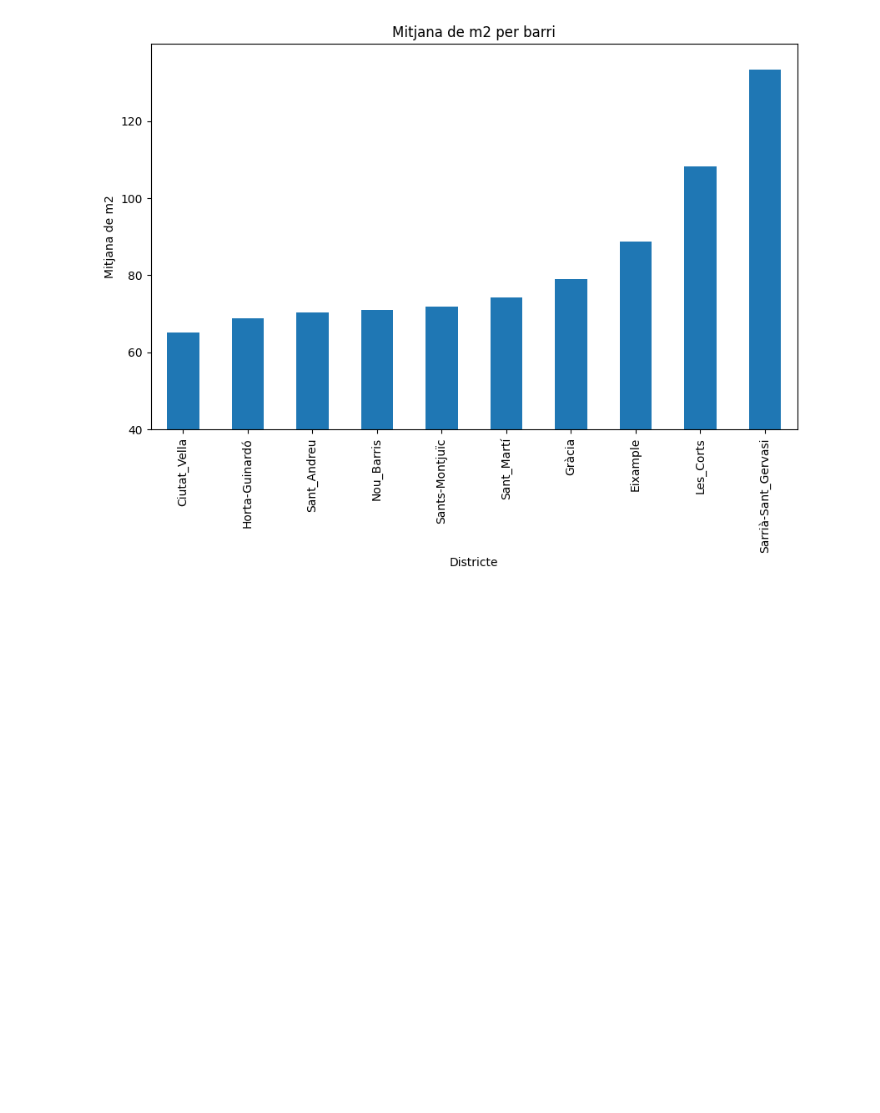
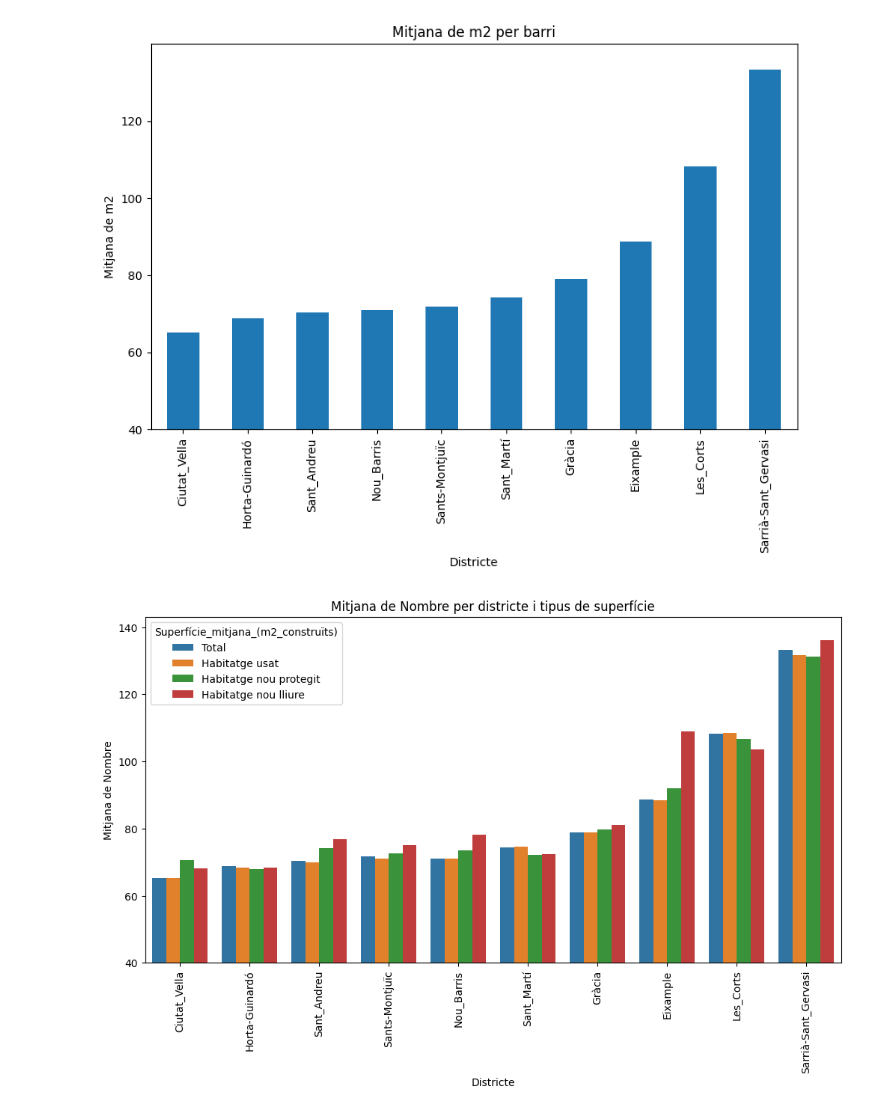
Before and after one commit to ruthparajo/FreshData-BDA, a Jupyter notebook: data_analysis_pipelines/descriptive_analysis.ipynb, the cells around one changed output. Drawn from its saved outputs; the diff is of its cells as text; code cells hidden in the pictures; blank space fills up the shorter version.

```diff
--- a/data_analysis_pipelines/descriptive_analysis.ipynb
+++ b/data_analysis_pipelines/descriptive_analysis.ipynb
@@ -110,3 +128,21 @@ plt.ylim(40, )
 plt.show()
 # %% [output]
 [figure]
+# %%
+import seaborn as sns
+import matplotlib.pyplot as plt
+
+mean_m2_per_district = df.groupby(['Nom_Districte',"Superfície_mitjana_(m2_construïts)"])['Nombre'].mean().sort_values().reset_index()
+
+# vull una gràfica que plasma 2 variables categòriques i una numèrica
+plt.figure(figsize=(12, 6))
+ax= sns.barplot(x='Nom_Districte', y='Nombre', hue='Superfície_mitjana_(m2_construïts)', data=mean_m2_per_district)
+plt.title('Mitjana de Nombre per districte i tipus de superfície')
+plt.xlabel('Districte')
+plt.ylabel('Mitjana de Nombre')
+plt.ylim(40, )
+ax.set_xticklabels(ax.get_xticklabels(), rotation=90)
+
+plt.show()
+# %% [output]
+[figure, added]
```
Also changed, not shown: parts of 13 cells of this notebook, 1 other file.
